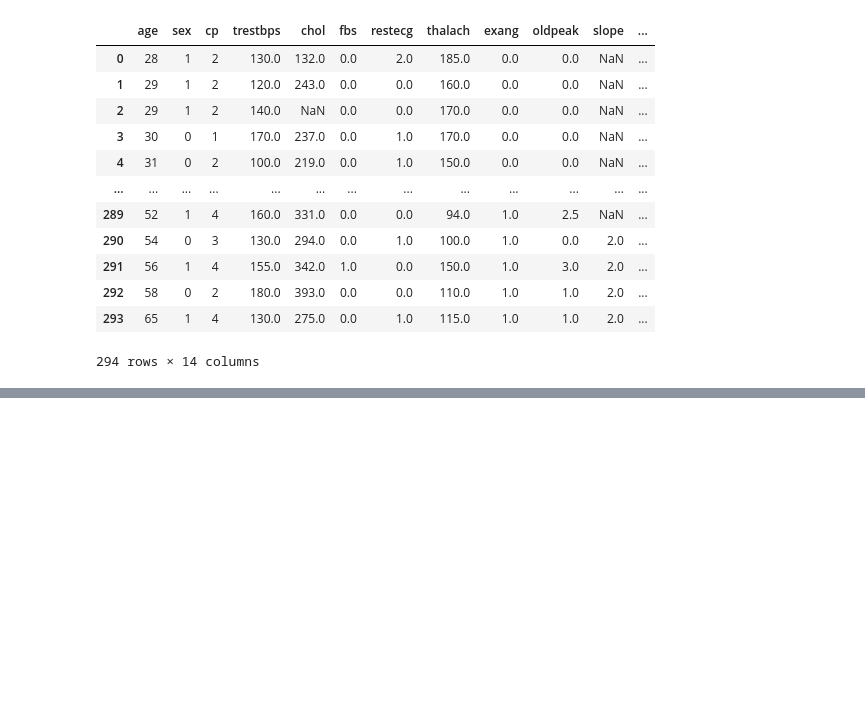
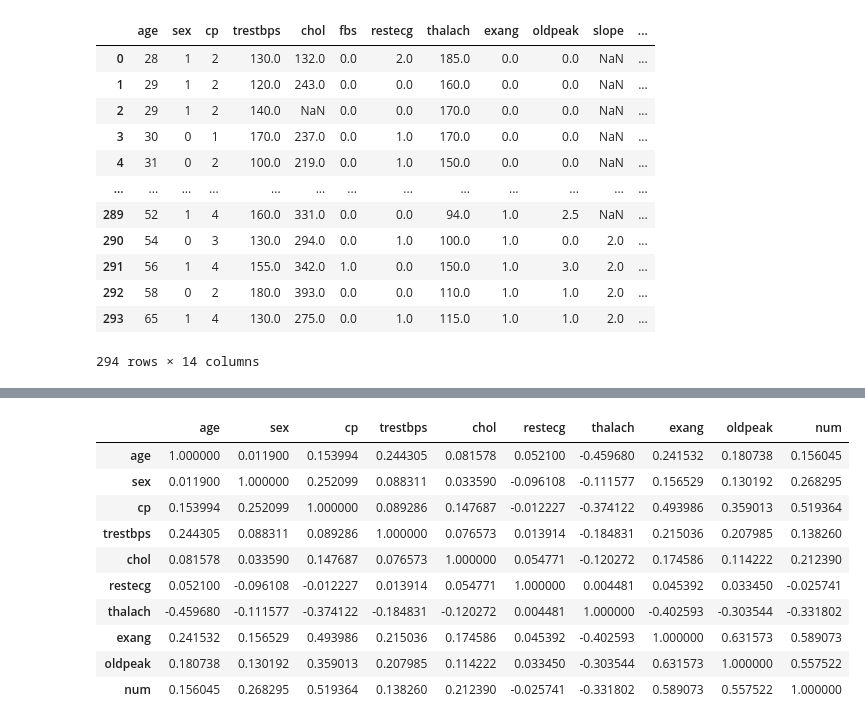
Before and after one commit to cyrilvincent/math, a Jupyter notebook: tp_heart.ipynb, the cells around one changed output, grey strips where cells are left out. Drawn from its saved outputs; the diff is of its cells as text; code cells hidden in the pictures; blank space fills up the shorter version.

```diff
--- a/tp_heart.ipynb
+++ b/tp_heart.ipynb
@@ -51,0 +93,7 @@ dtype: float64
+# %%
+df = df.dropna()
+df.to_csv("data/heartdisease/dataclean.csv")
+# %%
+pd.set_option('display.max_columns', None)
+ok = df[df["num"]==0]
+ok.describe()
@@ -51,0 +123,14 @@ dtype: float64
+# %%
+df.corr()
+# %% [output]
+|  | age | sex | cp | trestbps | chol | restecg | thalach | exang | oldpeak | num |
+| age | 1.000000 | 0.011900 | 0.153994 | 0.244305 | 0.081578 | 0.052100 | -0.459680 | 0.241532 | 0.180738 | 0.156045 |
+| sex | 0.011900 | 1.000000 | 0.252099 | 0.088311 | 0.033590 | -0.096108 | -0.111577 | 0.156529 | 0.130192 | 0.268295 |
+| cp | 0.153994 | 0.252099 | 1.000000 | 0.089286 | 0.147687 | -0.012227 | -0.374122 | 0.493986 | 0.359013 | 0.519364 |
+| trestbps | 0.244305 | 0.088311 | 0.089286 | 1.000000 | 0.076573 | 0.013914 | -0.184831 | 0.215036 | 0.207985 | 0.138260 |
+| chol | 0.081578 | 0.033590 | 0.147687 | 0.076573 | 1.000000 | 0.054771 | -0.120272 | 0.174586 | 0.114222 | 0.212390 |
+| restecg | 0.052100 | -0.096108 | -0.012227 | 0.013914 | 0.054771 | 1.000000 | 0.004481 | 0.045392 | 0.033450 | -0.025741 |
+| thalach | -0.459680 | -0.111577 | -0.374122 | -0.184831 | -0.120272 | 0.004481 | 1.000000 | -0.402593 | -0.303544 | -0.331802 |
+| exang | 0.241532 | 0.156529 | 0.493986 | 0.215036 | 0.174586 | 0.045392 | -0.402593 | 1.000000 | 0.631573 | 0.589073 |
+| oldpeak | 0.180738 | 0.130192 | 0.359013 | 0.207985 | 0.114222 | 0.033450 | -0.303544 | 0.631573 | 1.000000 | 0.557522 |
+| num | 0.156045 | 0.268295 | 0.519364 | 0.138260 | 0.212390 | -0.025741 | -0.331802 | 0.589073 | 0.557522 | 1.000000 |
```
Also changed, not shown: parts of 7 cells of this notebook, 2 other files.
